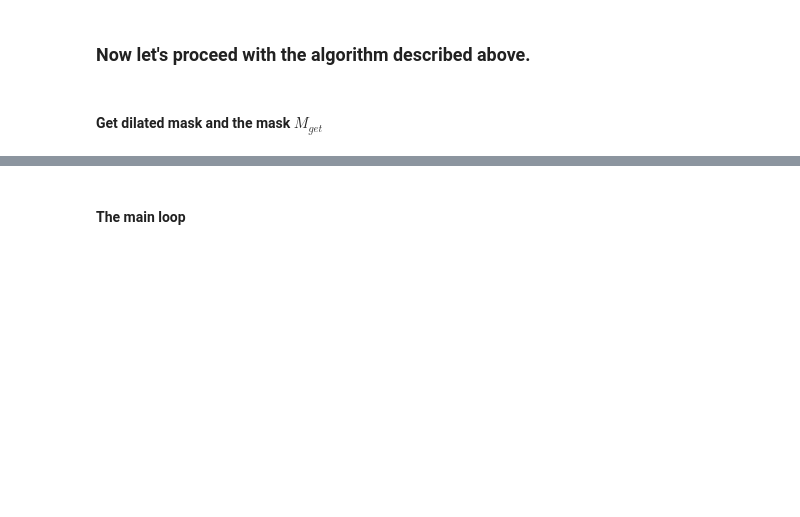
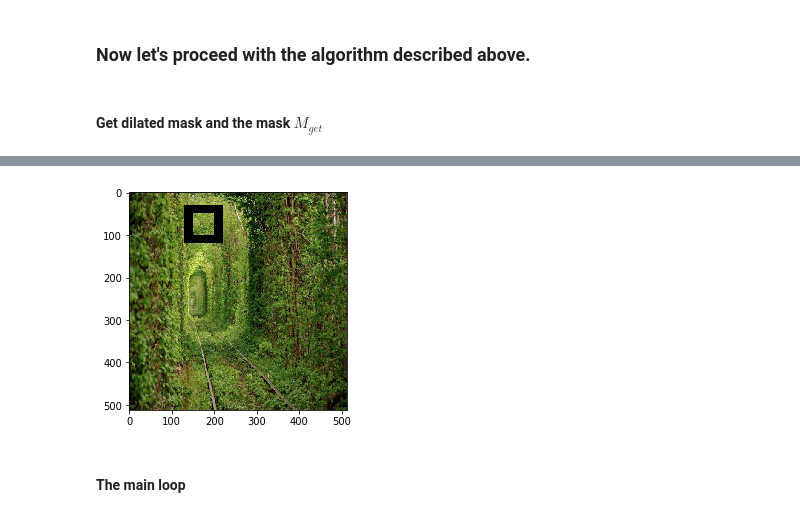
Before and after one commit to lev1khachatryan/ASDS_CV, a Jupyter notebook: Classes/20191031-Texture_Synthesis/Hole_filling_with_simple_patch_match.ipynb, the cells around one changed output, grey strips where cells are left out. Drawn from its saved outputs; the diff is of its cells as text; code cells hidden in the pictures; blank space fills up the shorter version.

Commit message:
Texture Synthesis with patch match

```diff
--- a/Classes/20191031-Texture_Synthesis/Hole_filling_with_simple_patch_match.ipynb
+++ b/Classes/20191031-Texture_Synthesis/Hole_filling_with_simple_patch_match.ipynb
@@ -70,3 +68,10 @@ plt.imshow(img_with_hole);
+# %%
+# visualize the image with hole
+img_with_hole_test = img.copy()
+img_with_hole_test[np.stack([mask_to_get_patches]*3, axis = -1) == 1] = 0
+plt.imshow(img_with_hole_test);
+# %% [output]
+[figure, added]
 # %% [markdown]
 #### The main loop
 # %% [markdown]
```
Also changed, not shown: parts of 15 cells of this notebook.
